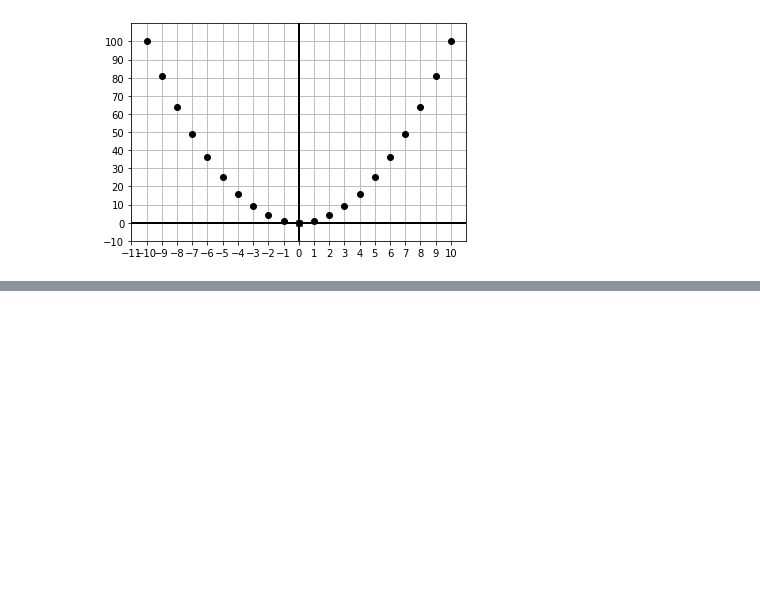
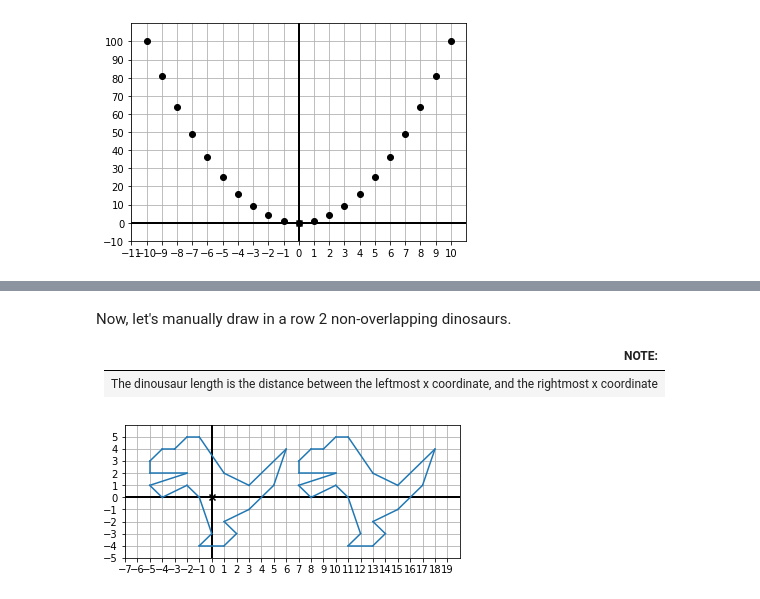
Before and after one commit to sergiofgonzalez/math-workbench, a Jupyter notebook: 01-vectors-in-the-2d-plane/e01-vector-exercises/vector-exercises.ipynb, the cells around one changed output, grey strips where cells are left out. Saved outputs shown, nothing was run; the diff lists cells and outputs as text; code cells hidden in the pictures; blank space fills up the shorter version.

```diff
--- a/01-vectors-in-the-2d-plane/e01-vector-exercises/vector-exercises.ipynb
+++ b/01-vectors-in-the-2d-plane/e01-vector-exercises/vector-exercises.ipynb
@@ -73,0 +231,19 @@ draw(Points(*points), grid=(1, 10), nice_aspect_ratio=False)
+# %% [markdown]
+Now, let's manually draw in a row 2 non-overlapping dinosaurs.
+
+| NOTE: |
+| :---- |
+| The dinousaur length is the distance between the leftmost x coordinate, and the rightmost x coordinate |
+# %%
+min_x = min([x[0] for x in sorted_dino_points])
+max_x = max([x[0] for x in sorted_dino_points])
+dino_length = max_x - min_x
+
+translated_dino_points = [add((dino_length + 1, 0), v) for v in sorted_dino_points]
+
+draw(
+    Polygon(*sorted_dino_points),
+    Polygon(*translated_dino_points)
+)
+# %% [output]
+[figure, added]
```
Also changed, not shown: parts of 31 cells of this notebook.
